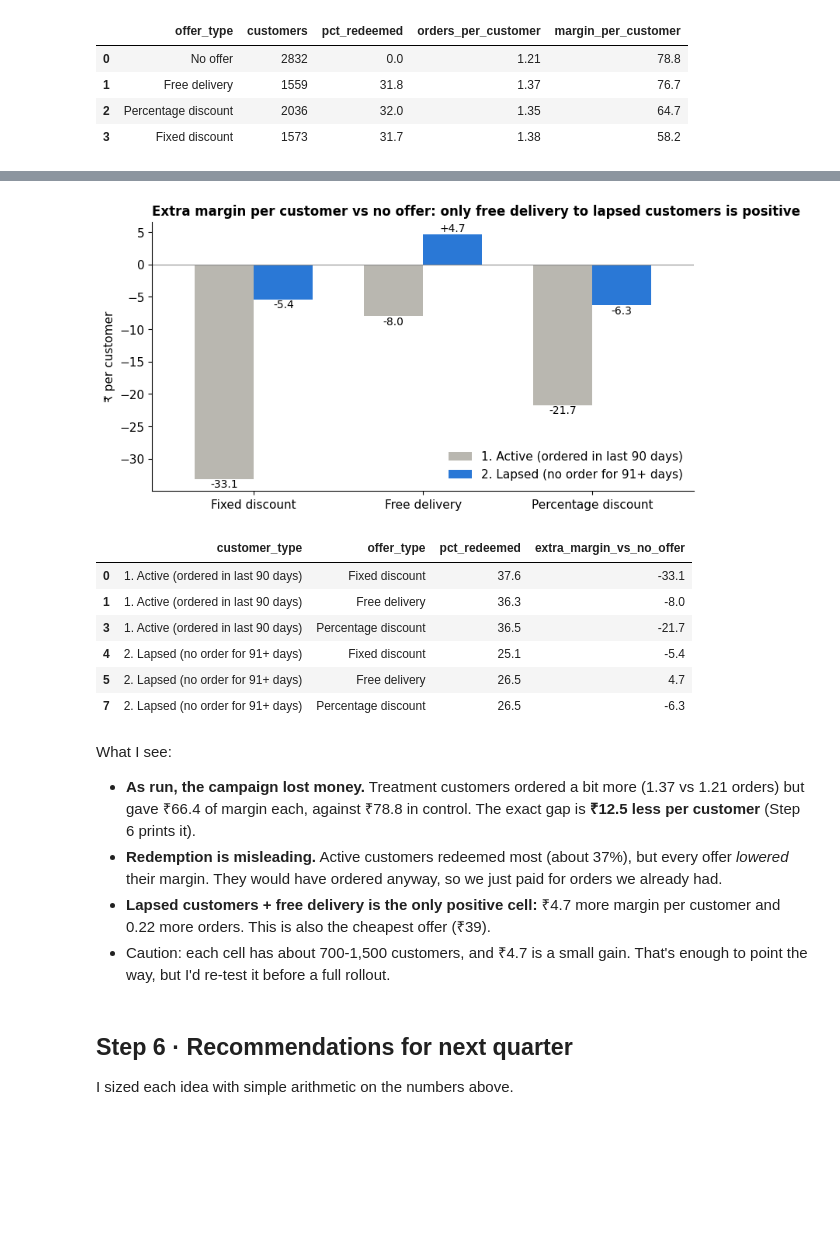
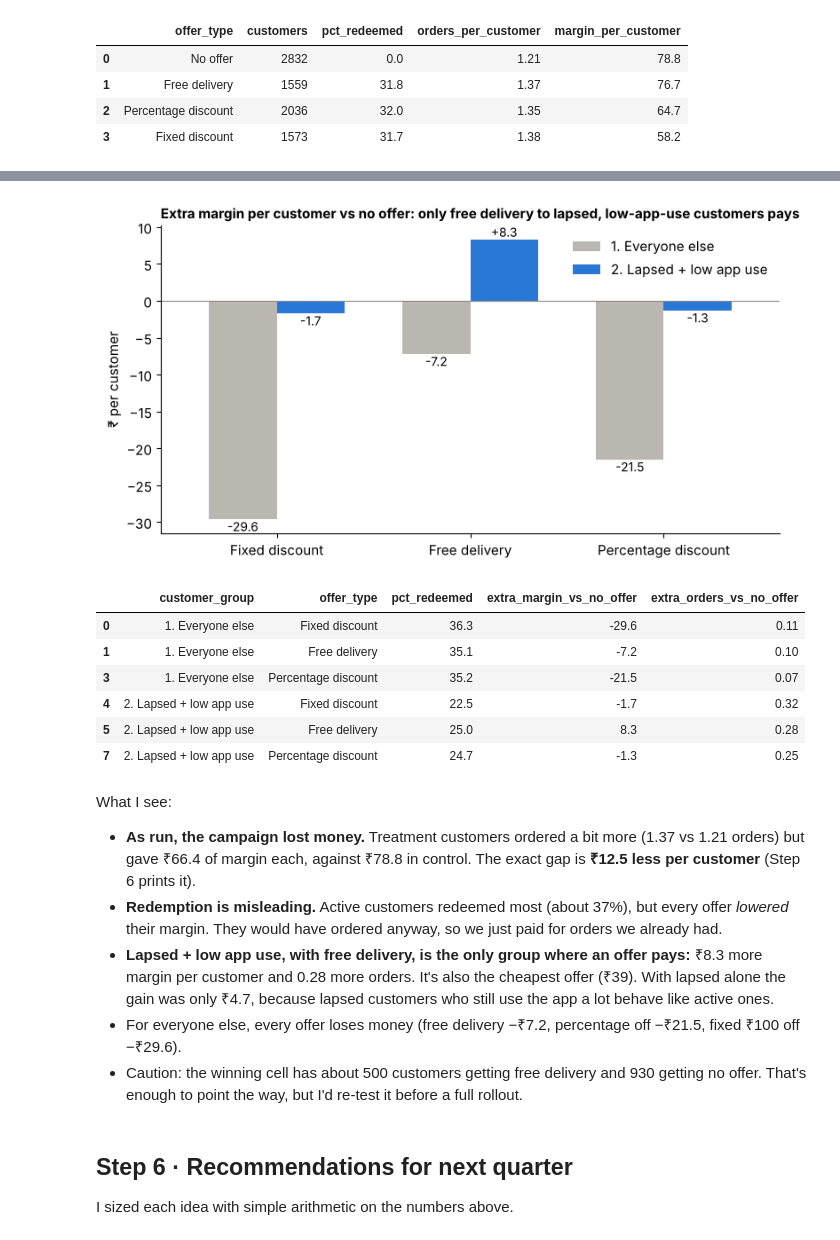
Before and after one commit to Aritra-20/swiftbasket-profitable-growth, a Jupyter notebook: notebooks/swiftbasket_analysis.ipynb, the cells around one changed output, grey strips where cells are left out. Saved outputs shown, nothing was run; the diff lists cells and outputs as text; code cells hidden in the pictures; blank space fills up the shorter version.

```diff
--- a/notebooks/swiftbasket_analysis.ipynb
+++ b/notebooks/swiftbasket_analysis.ipynb
@@ -597,0 +613,15 @@ promo
+# %%
+promo2 = run("""
+SELECT CASE WHEN c.days_since_last_order > 90 AND c.app_sessions_30d <= 7
+            THEN '2. Lapsed + low app use' ELSE '1. Everyone else' END AS customer_group,
+       a.offer_type,
+       COUNT(*) AS customers,
+       ROUND(100.0 * AVG(a.offer_redeemed_flag), 1) AS pct_redeemed,
+       ROUND(AVG(a.post_campaign_orders), 2)        AS orders_per_customer,
+       ROUND(AVG(a.post_campaign_margin_inr), 1)    AS margin_per_customer
+FROM campaign_assignments a
+JOIN customers c ON a.customer_id = c.customer_id
+GROUP BY customer_group, a.offer_type
+ORDER BY customer_group, a.offer_type
+""")
+promo2
@@ -598,33 +638,34 @@ promo
 # %%
-# Extra margin = offer group's margin minus the no-offer group's margin, within the same customer type
-base = promo[promo.offer_type == "No offer"].set_index("customer_type")["margin_per_customer"]
-promo["extra_margin_vs_no_offer"] = promo.apply(lambda r: round(r.margin_per_customer - base[r.customer_type], 1), axis=1)
-result = promo[promo.offer_type != "No offer"][["customer_type", "offer_type", "pct_redeemed", "extra_margin_vs_no_offer"]]
+base2 = promo2[promo2.offer_type == "No offer"].set_index("customer_group")
+promo2["extra_margin_vs_no_offer"] = promo2.apply(lambda r: round(r.margin_per_customer - base2.loc[r.customer_group, "margin_per_customer"], 1), axis=1)
+promo2["extra_orders_vs_no_offer"] = promo2.apply(lambda r: round(r.orders_per_customer - base2.loc[r.customer_group, "orders_per_customer"], 2), axis=1)
+result = promo2[promo2.offer_type != "No offer"][["customer_group", "offer_type", "pct_redeemed", "extra_margin_vs_no_offer", "extra_orders_vs_no_offer"]]
 
-table = result.pivot(index="offer_type", columns="customer_type", values="extra_margin_vs_no_offer")
+table = result.pivot(index="offer_type", columns="customer_group", values="extra_margin_vs_no_offer")
 ax = table.plot(kind="bar", rot=0, color=[GREY, BLUE], width=0.7)
 for container in ax.containers:
     ax.bar_label(container, fmt="%+.1f", fontsize=10)
 ax.axhline(0, color="#888", linewidth=0.8)
-ax.set_title("Extra margin per customer vs no offer: only free delivery to lapsed customers is positive", loc="left", fontsize=12)
+ax.set_title("Extra margin per customer vs no offer: only free delivery to lapsed, low-app-use customers pays", loc="left", fontsize=11)
 ax.set_ylabel("₹ per customer"); ax.set_xlabel(""); ax.legend(title="", frameon=False)
 plt.savefig(f"{CHARTS}/6_promo_result.png", dpi=200, bbox_inches="tight"); plt.show()
 result
 # %% [output]
-[figure, old version]
+[figure, new version]
-|  | customer_type | offer_type | pct_redeemed | extra_margin_vs_no_offer |
-| 0 | 1. Active (ordered in last 90 days) | Fixed discount | 37.6 | -33.1 |
-| 1 | 1. Active (ordered in last 90 days) | Free delivery | 36.3 | -8.0 |
-| 3 | 1. Active (ordered in last 90 days) | Percentage discount | 36.5 | -21.7 |
-| 4 | 2. Lapsed (no order for 91+ days) | Fixed discount | 25.1 | -5.4 |
-| 5 | 2. Lapsed (no order for 91+ days) | Free delivery | 26.5 | 4.7 |
-| 7 | 2. Lapsed (no order for 91+ days) | Percentage discount | 26.5 | -6.3 |
+|  | customer_group | offer_type | pct_redeemed | extra_margin_vs_no_offer | extra_orders_vs_no_offer |
+| 0 | 1. Everyone else | Fixed discount | 36.3 | -29.6 | 0.11 |
+| 1 | 1. Everyone else | Free delivery | 35.1 | -7.2 | 0.10 |
+| 3 | 1. Everyone else | Percentage discount | 35.2 | -21.5 | 0.07 |
+| 4 | 2. Lapsed + low app use | Fixed discount | 22.5 | -1.7 | 0.32 |
+| 5 | 2. Lapsed + low app use | Free delivery | 25.0 | 8.3 | 0.28 |
+| 7 | 2. Lapsed + low app use | Percentage discount | 24.7 | -1.3 | 0.25 |
 # %% [markdown]
 What I see:
 - **As run, the campaign lost money.** Treatment customers ordered a bit more (1.37 vs 1.21 orders) but gave ₹66.4 of margin each, against ₹78.8 in control. The exact gap is **₹12.5 less per customer** (Step 6 prints it).
 - **Redemption is misleading.** Active customers redeemed most (about 37%), but every offer *lowered* their margin. They would have ordered anyway, so we just paid for orders we already had.
-- **Lapsed customers + free delivery is the only positive cell:** ₹4.7 more margin per customer and 0.22 more orders. This is also the cheapest offer (₹39).
-- Caution: each cell has about 700-1,500 customers, and ₹4.7 is a small gain. That's enough to point the way, but I'd re-test it before a full rollout.
+- **Lapsed + low app use, with free delivery, is the only group where an offer pays:** ₹8.3 more margin per customer and 0.28 more orders. It's also the cheapest offer (₹39). With lapsed alone the gain was only ₹4.7, because lapsed customers who still use the app a lot behave like active ones.
+- For everyone else, every offer loses money (free delivery −₹7.2, percentage off −₹21.5, fixed ₹100 off −₹29.6).
+- Caution: the winning cell has about 500 customers getting free delivery and 930 getting no offer. That's enough to point the way, but I'd re-test it before a full rollout.
 # %% [markdown]
 ## Step 6 · Recommendations for next quarter
 I sized each idea with simple arithmetic on the numbers above.
```
Also changed, not shown: parts of 14 cells of this notebook, 6 other files.
